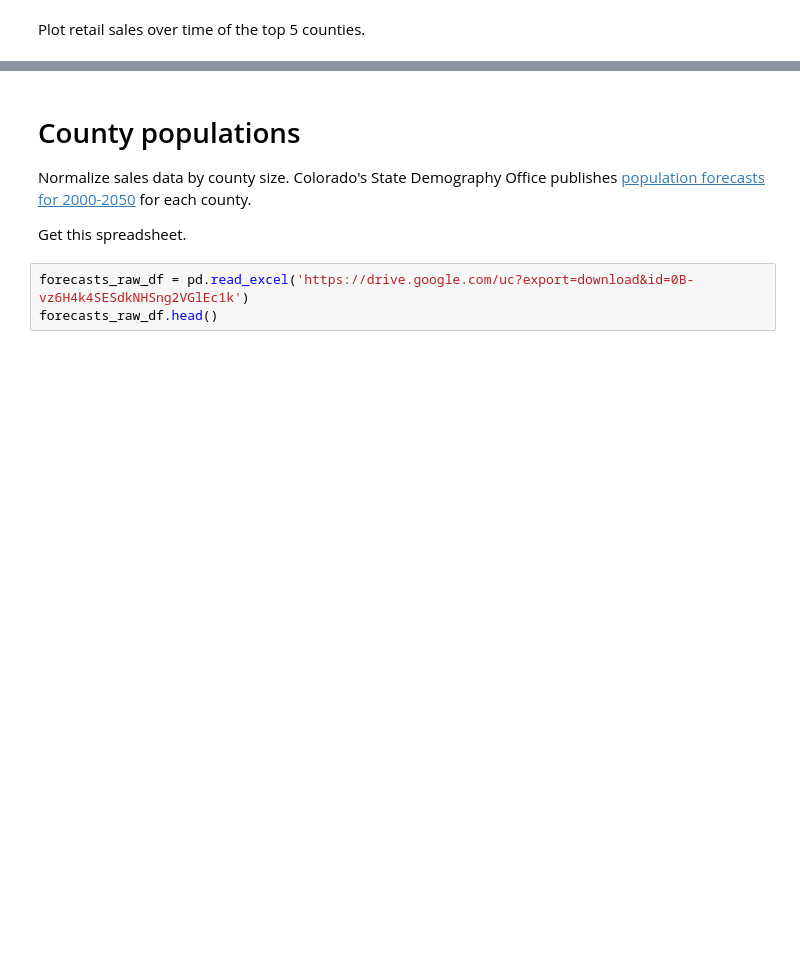
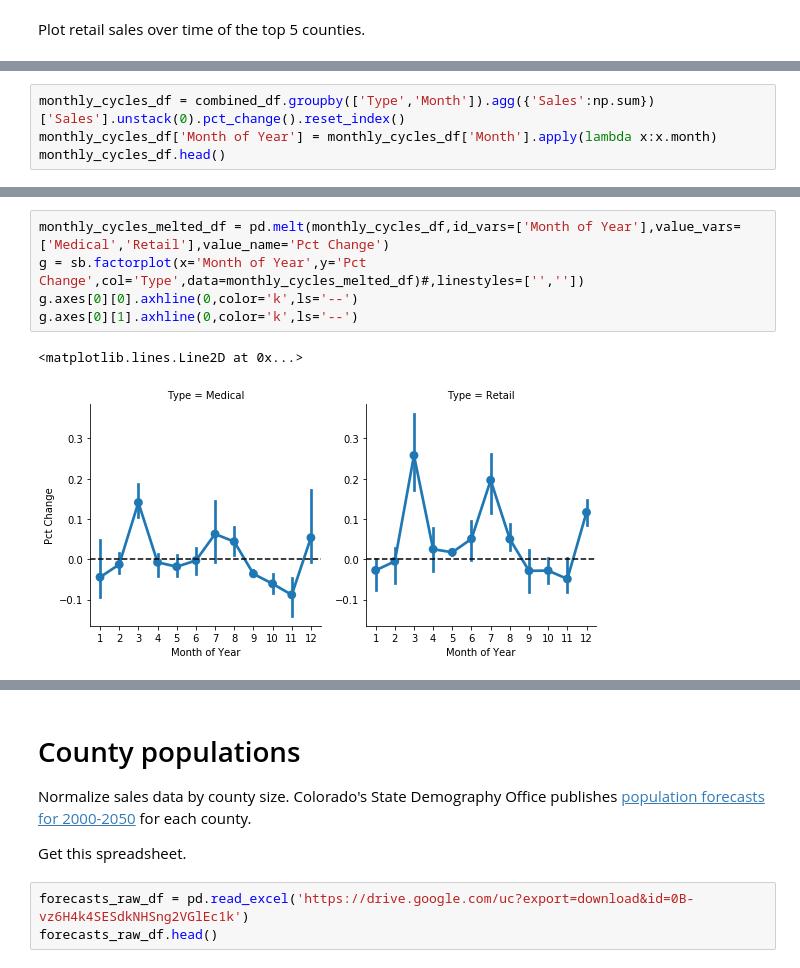
Before and after one commit to brianckeegan/cannabis_data, a Jupyter notebook: CO_Marijuana_Sales_Data.ipynb, the cells around one changed output, grey strips where cells are left out. Drawn from its saved outputs; the diff is of its cells as text; blank space fills up the shorter version.

```diff
--- a/CO_Marijuana_Sales_Data.ipynb
+++ b/CO_Marijuana_Sales_Data.ipynb
@@ -134,0 +197,4 @@ plt.legend(loc='center left',bbox_to_anchor=(1,.5))
+# %%
+monthly_cycles_df = combined_df.groupby(['Type','Month']).agg({'Sales':np.sum})['Sales'].unstack(0).pct_change().reset_index()
+monthly_cycles_df['Month of Year'] = monthly_cycles_df['Month'].apply(lambda x:x.month)
+monthly_cycles_df.head()
@@ -134,0 +208,8 @@ plt.legend(loc='center left',bbox_to_anchor=(1,.5))
+# %%
+monthly_cycles_melted_df = pd.melt(monthly_cycles_df,id_vars=['Month of Year'],value_vars=['Medical','Retail'],value_name='Pct Change')
+g = sb.factorplot(x='Month of Year',y='Pct Change',col='Type',data=monthly_cycles_melted_df)#,linestyles=['',''])
+g.axes[0][0].axhline(0,color='k',ls='--')
+g.axes[0][1].axhline(0,color='k',ls='--')
+# %% [output]
+<matplotlib.lines.Line2D at 0x...>
+[figure, added]
```
Also changed, not shown: parts of 20 cells of this notebook, 1 other file.
